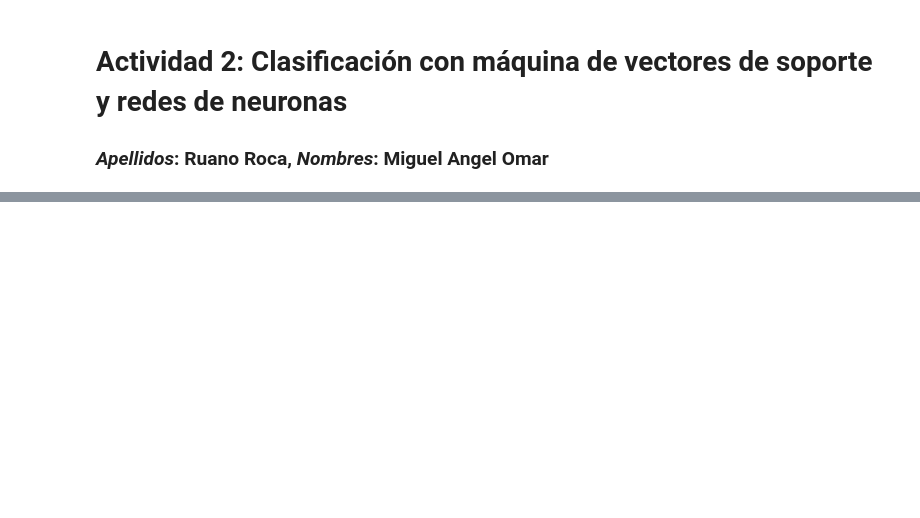
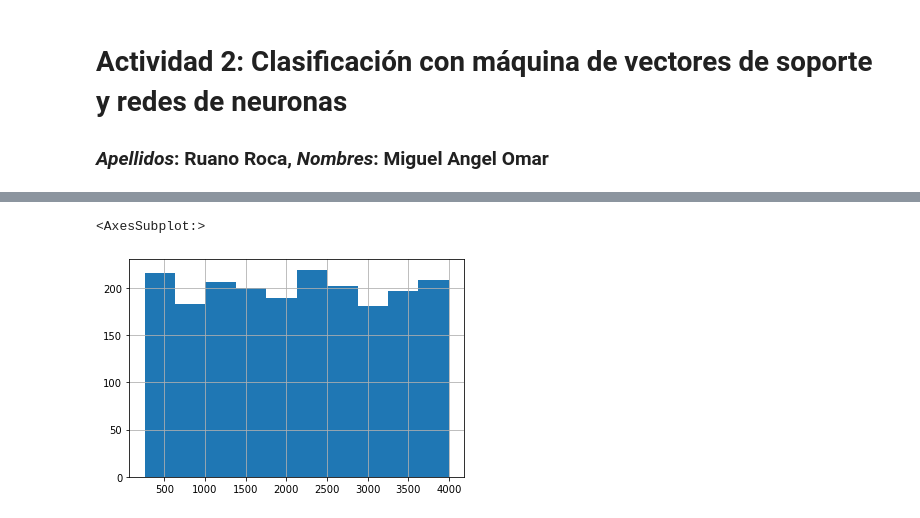
Before and after one commit to mikeruano3/UNIR_AprendizajeAutomatico_Tarea2, a Jupyter notebook: Tarea2AprendizajeAutomatico.ipynb, the cells around one changed output, grey strips where cells are left out. Cells and saved outputs as stored; diff of their text form; code cells hidden in the pictures; blank space fills up the shorter version.

```diff
--- a/Tarea2AprendizajeAutomatico.ipynb
+++ b/Tarea2AprendizajeAutomatico.ipynb
@@ -24,0 +170,5 @@ modelos creados para el conjunto de datos propuesto?
+# %%
+df['ram'].hist()
+# %% [output]
+<AxesSubplot:>
+[figure, added]
```
Also changed, not shown: parts of 75 cells of this notebook.
